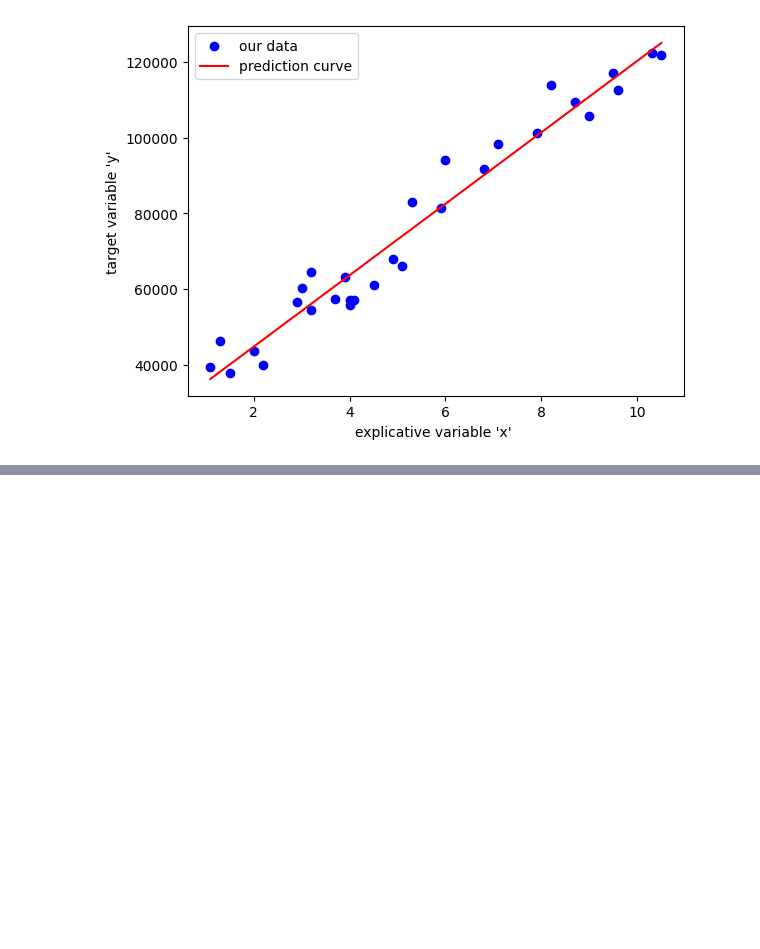
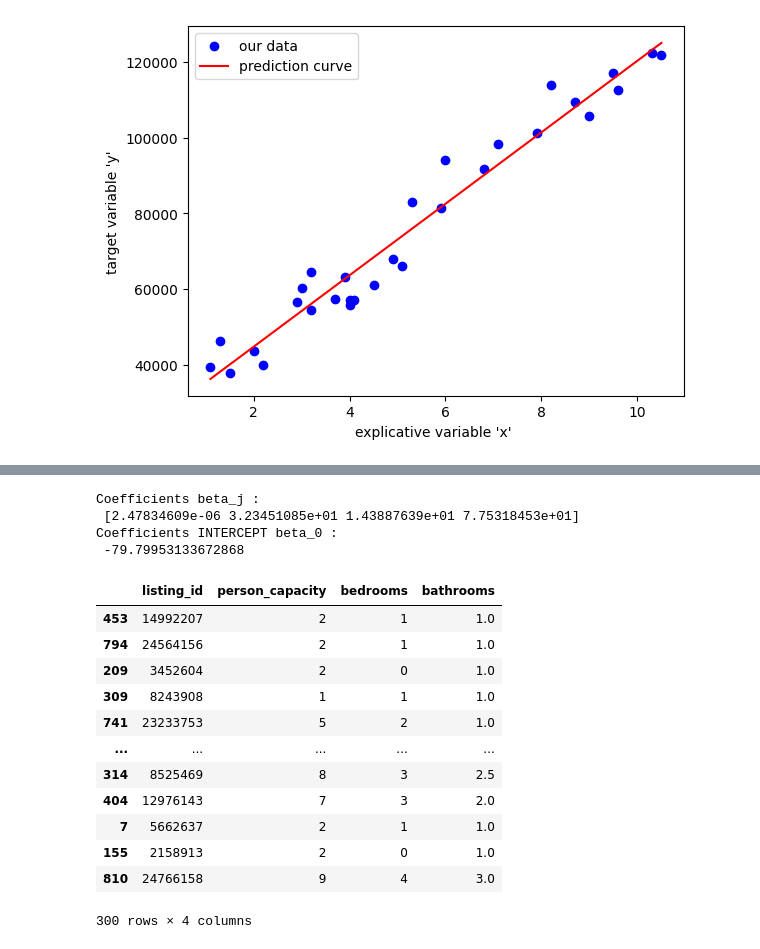
Before and after one commit to samiHEL/ML_Intro_Regression, a Jupyter notebook: ML_Intro_regression.ipynb, the cells around one changed output, grey strips where cells are left out. Saved outputs shown, nothing was run; the diff lists cells and outputs as text; code cells hidden in the pictures; blank space fills up the shorter version.

```diff
--- a/ML_Intro_regression.ipynb
+++ b/ML_Intro_regression.ipynb
@@ -96,0 +159,34 @@ reg_plot(np.array(X),np.array(Y),linear_model)
+# %%
+
+#entraîner le modèle de régression linéaire.
+#X_train.values représente les caractéristiques (ou variables indépendantes) de l'ensemble d'entraînement
+#y_train représente la variable cible (ou variable dépendante).
+regr = linear_model.LinearRegression()
+regr.fit(X_train.values, y_train)
+
+
+#what do you think about the results ?
+print('Coefficients beta_j : \n', regr.coef_)
+print('Coefficients INTERCEPT beta_0 : \n', regr.intercept_)
+#Coefficient négatif donc relation négative entre X_train et y_train.Lorsque X_train augmente y_train diminue
+# %% [output]
+Coefficients beta_j :
+ [2.47834609e-06 3.23451085e+01 1.43887639e+01 7.75318453e+01]
+Coefficients INTERCEPT beta_0 :
+ -79.79953133672868
+# %%
+X_test
+# %% [output]
+|  | listing_id | person_capacity | bedrooms | bathrooms |
+| 453 | 14992207 | 2 | 1 | 1.0 |
+| 794 | 24564156 | 2 | 1 | 1.0 |
+| 209 | 3452604 | 2 | 0 | 1.0 |
+| 309 | 8243908 | 1 | 1 | 1.0 |
+| 741 | 23233753 | 5 | 2 | 1.0 |
+| ... | ... | ... | ... | ... |
+| 314 | 8525469 | 8 | 3 | 2.5 |
+| 404 | 12976143 | 7 | 3 | 2.0 |
+| 7 | 5662637 | 2 | 1 | 1.0 |
+| 155 | 2158913 | 2 | 0 | 1.0 |
+| 810 | 24766158 | 9 | 4 | 3.0 |
+300 rows × 4 columns
```
Also changed, not shown: parts of 9 cells of this notebook.
